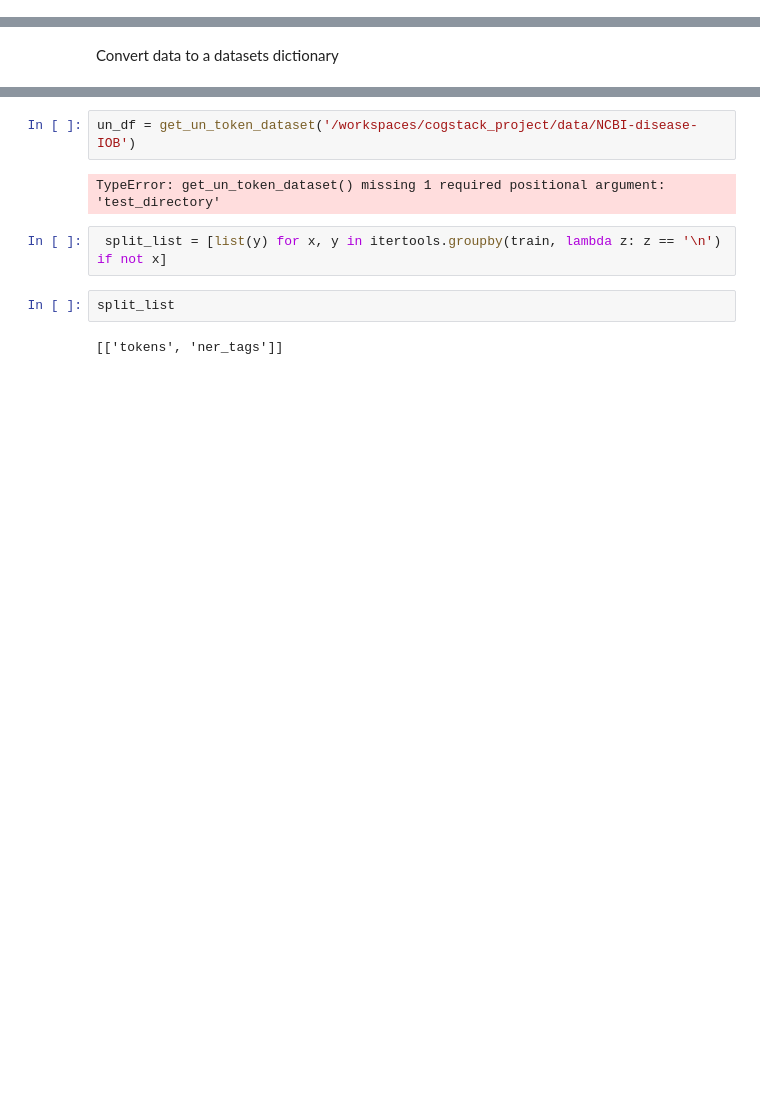
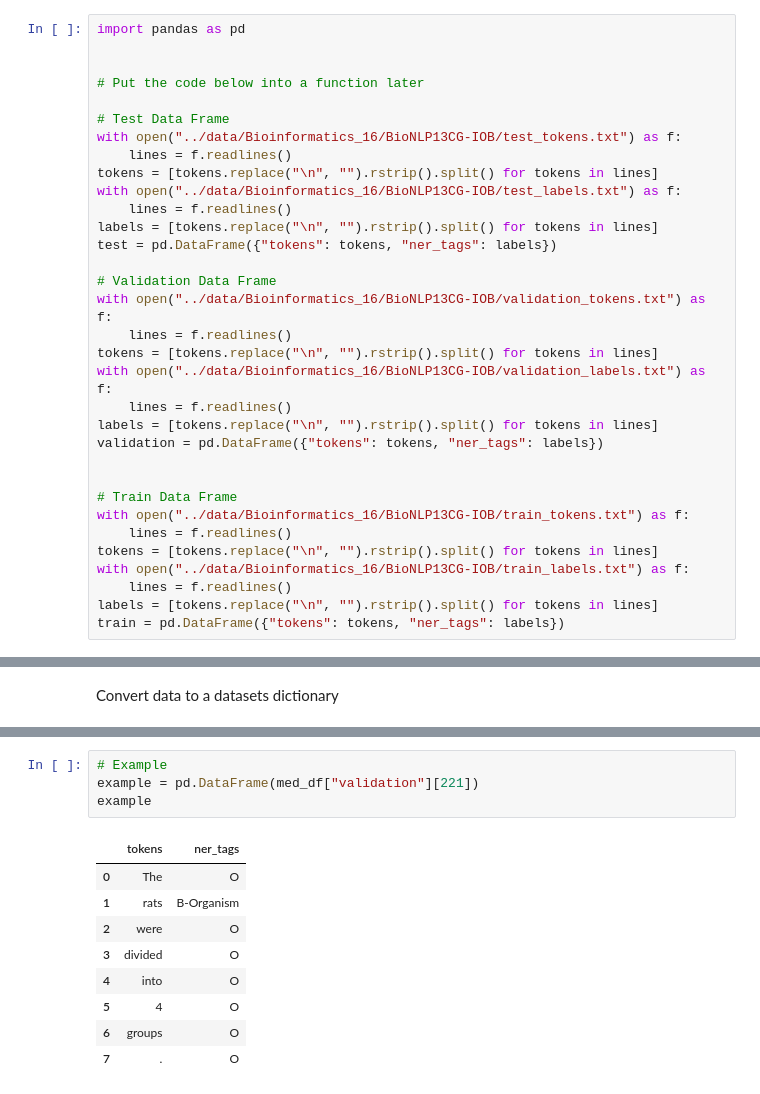
Before and after one commit to R-icntay/cogstack_project, a Jupyter notebook: notebooks/clinical_bert.ipynb, the cells around one changed output, grey strips where cells are left out. Saved outputs shown, nothing was run; the diff lists cells and outputs as text; blank space fills up the shorter version.

```diff
--- a/notebooks/clinical_bert.ipynb
+++ b/notebooks/clinical_bert.ipynb
@@ -48,0 +41,33 @@ test.columns = ["tokens", "ner_tags"]
+# %%
+import pandas as pd
+
+
+# Put the code below into a function later
+
+# Test Data Frame
+with open("../data/Bioinformatics_16/BioNLP13CG-IOB/test_tokens.txt") as f:
+    lines = f.readlines()
+tokens = [tokens.replace("\n", "").rstrip().split() for tokens in lines]
+with open("../data/Bioinformatics_16/BioNLP13CG-IOB/test_labels.txt") as f:
+    lines = f.readlines()
+labels = [tokens.replace("\n", "").rstrip().split() for tokens in lines]
+test = pd.DataFrame({"tokens": tokens, "ner_tags": labels})
+
+# Validation Data Frame
+with open("../data/Bioinformatics_16/BioNLP13CG-IOB/validation_tokens.txt") as f:
+    lines = f.readlines()
+tokens = [tokens.replace("\n", "").rstrip().split() for tokens in lines]
+with open("../data/Bioinformatics_16/BioNLP13CG-IOB/validation_labels.txt") as f:
+    lines = f.readlines()
+labels = [tokens.replace("\n", "").rstrip().split() for tokens in lines]
+validation = pd.DataFrame({"tokens": tokens, "ner_tags": labels})
+
+
+# Train Data Frame
+with open("../data/Bioinformatics_16/BioNLP13CG-IOB/train_tokens.txt") as f:
+    lines = f.readlines()
+tokens = [tokens.replace("\n", "").rstrip().split() for tokens in lines]
+with open("../data/Bioinformatics_16/BioNLP13CG-IOB/train_labels.txt") as f:
+    lines = f.readlines()
+labels = [tokens.replace("\n", "").rstrip().split() for tokens in lines]
+train = pd.DataFrame({"tokens": tokens, "ner_tags": labels})
@@ -102,10 +105,14 @@ def get_un_token_dataset(train_directory, test_directory):
-# %%
-un_df = get_un_token_dataset('/workspaces/cogstack_project/data/NCBI-disease-IOB')
-# %% [output]
-TypeError: get_un_token_dataset() missing 1 required positional argument: 'test_directory'
-# %%
- split_list = [list(y) for x, y in itertools.groupby(train, lambda z: z == '\n') if not x]
-# %%
-split_list
-# %% [output]
-[['tokens', 'ner_tags']]
+# %%
+# Example
+example = pd.DataFrame(med_df["validation"][221])
+example
+# %% [output]
+|  | tokens | ner_tags |
+| 0 | The | O |
+| 1 | rats | B-Organism |
+| 2 | were | O |
+| 3 | divided | O |
+| 4 | into | O |
+| 5 | 4 | O |
+| 6 | groups | O |
+| 7 | . | O |
```
Also changed, not shown: parts of 21 cells of this notebook.
